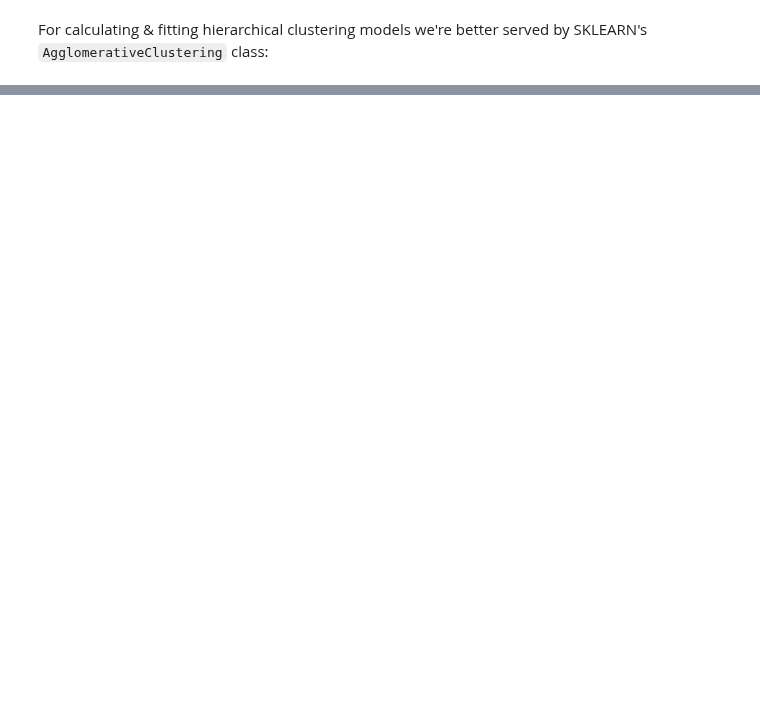
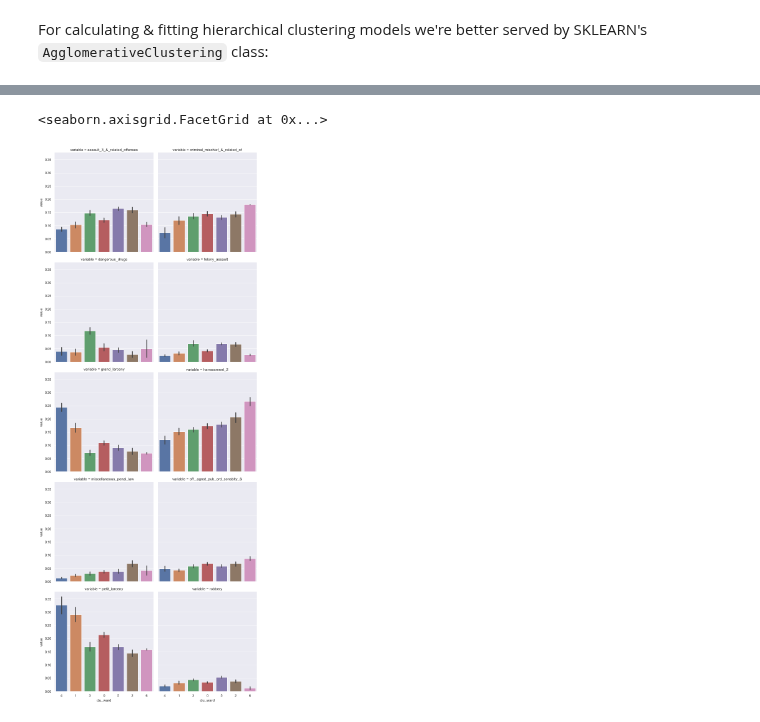
Before and after one commit to pedroteche-ih/DAFT_MEX_202209, a Jupyter notebook: Agglomerative Clustering.ipynb, the cells around one changed output, grey strips where cells are left out. Cells and saved outputs as stored; diff of their text form; code cells hidden in the pictures; blank space fills up the shorter version.

```diff
--- a/Agglomerative Clustering.ipynb
+++ b/Agglomerative Clustering.ipynb
@@ -58,6 +75,6 @@ For calculating & fitting hierarchical clustering models we're better served by
 # %%
 from sklearn.cluster import AgglomerativeClustering
 # %%
-hc_fit = AgglomerativeClustering(n_clusters = 4, affinity='euclidean', linkage='complete')
-hc_fit.fit(tb_sca_census.sample(1000))
-tb_census['clu_ward'] = hc_fit.predict(tb_sca_census)
+hc_fit = AgglomerativeClustering(n_clusters = 7, affinity='euclidean', linkage='ward')
+hc_fit.fit(tb_sca_nypd)
+tb_nypd['clu_ward'] = [str(x) for x in hc_fit.labels_]
@@ -65,0 +81,2 @@ AttributeError: ignored
+# %%
+tb_nypd_melt = tb_nypd.melt(id_vars = ['ADDR_PCT_CD', 'clu_ward'])
@@ -65,0 +94,5 @@ AttributeError: ignored
+# %%
+sns.catplot(data = tb_nypd_melt, x = 'clu_ward', y = 'value', col= 'variable', kind = 'bar', col_wrap = 2)
+# %% [output]
+<seaborn.axisgrid.FacetGrid at 0x...>
+[figure, added]
```
Also changed, not shown: parts of 8 cells of this notebook, 1 other file.
